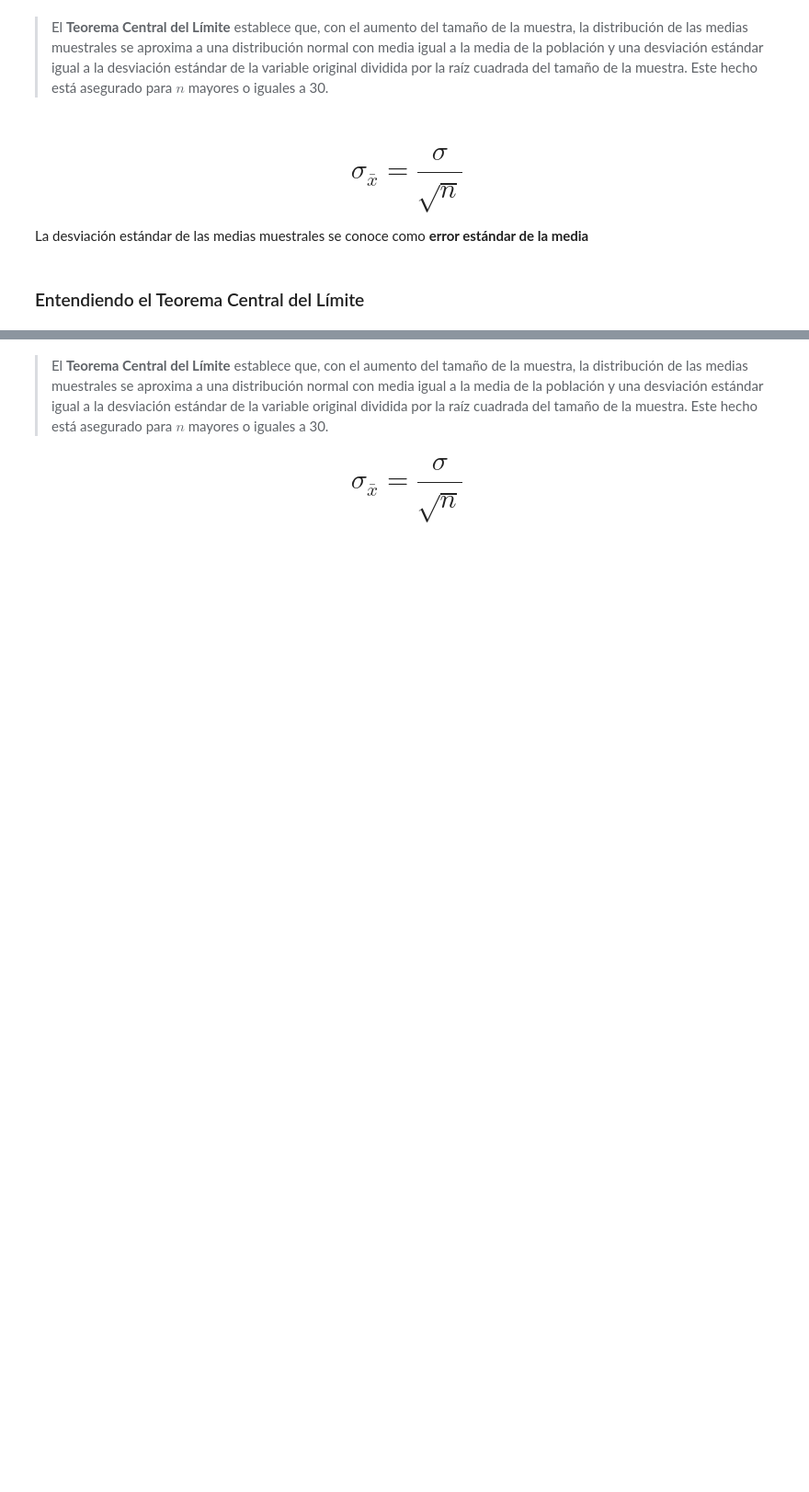
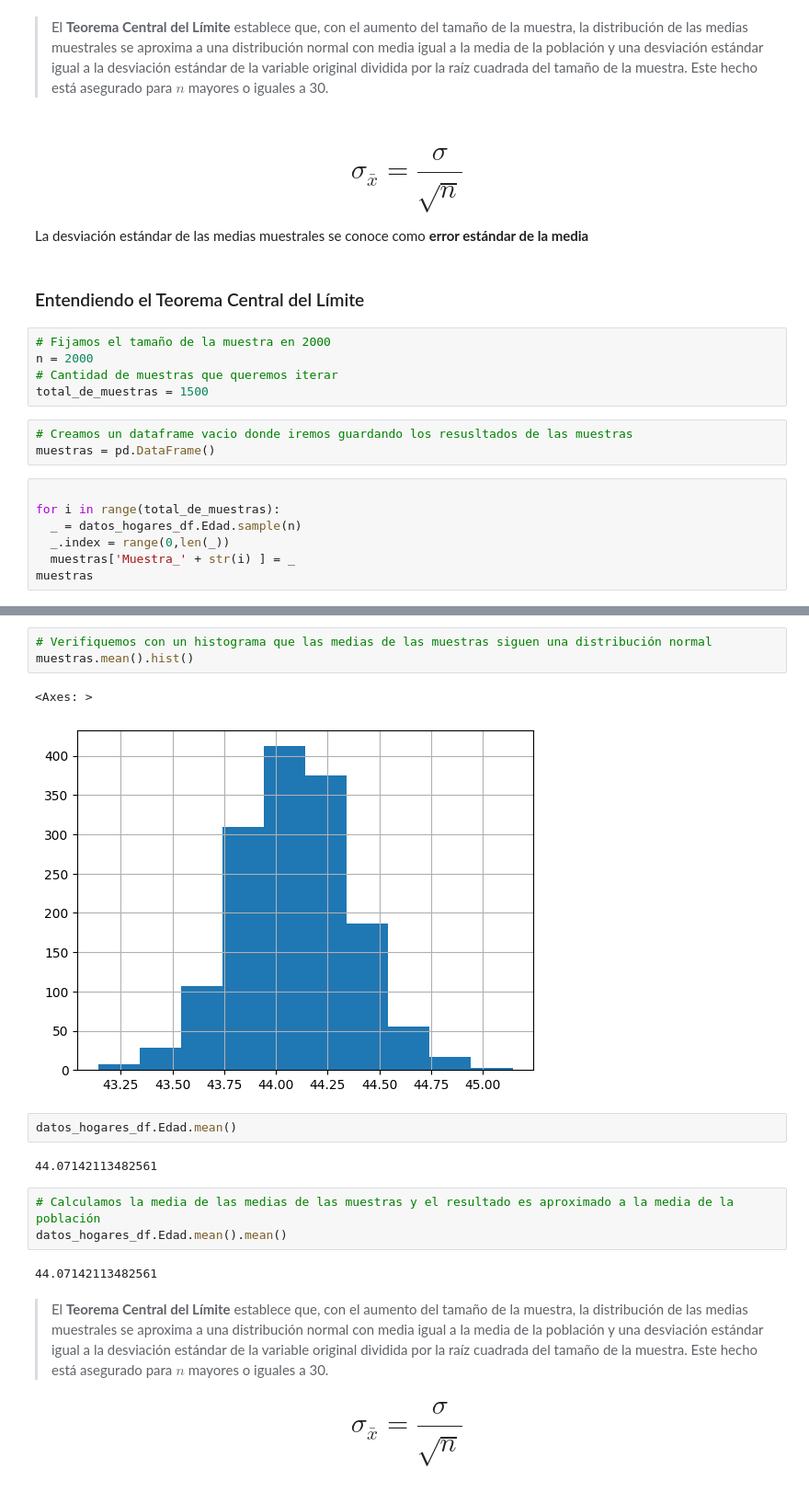
Before and after one commit to JuanPerezMolina/estadistica_con_python_probabilidad_muestreo, a Jupyter notebook: 231108-1_1probabilidad_muestreo.ipynb, the cells around one changed output, grey strips where cells are left out. Shown at 92% size. Drawn from its saved outputs; the diff is of its cells as text; blank space fills up the shorter version.

```diff
--- a/231108-1_1probabilidad_muestreo.ipynb
+++ b/231108-1_1probabilidad_muestreo.ipynb
@@ -1012,3 +1012,18 @@ Es la forma de hacer suposiciones generalizadas sobre los parámetros de una pob
 La desviación estándar de las medias muestrales se conoce como **error estándar de la media**
 # %% [markdown]
 ### Entendiendo el Teorema Central del Límite
+# %%
+# Fijamos el tamaño de la muestra en 2000
+n = 2000
+# Cantidad de muestras que queremos iterar
+total_de_muestras = 1500
+# %%
+# Creamos un dataframe vacio donde iremos guardando los resusltados de las muestras
+muestras = pd.DataFrame()
+# %%
+
+for i in range(total_de_muestras):
+  _ = datos_hogares_df.Edad.sample(n)
+  _.index = range(0,len(_))
+  muestras['Muestra_' + str(i) ] = _
+muestras
@@ -1015,3 +1060,18 @@ La desviación estándar de las medias muestrales se conoce como **error estánd
+# %%
+# Verifiquemos con un histograma que las medias de las muestras siguen una distribución normal
+muestras.mean().hist()
+# %% [output]
+<Axes: >
+[figure, added]
+# %%
+datos_hogares_df.Edad.mean()
+# %% [output]
+44.07142113482561
+# %%
+# Calculamos la media de las medias de las muestras y el resultado es aproximado a la media de la población
+datos_hogares_df.Edad.mean().mean()
+# %% [output]
+44.07142113482561
 # %% [markdown]
 > El **Teorema Central del Límite** establece que, con el aumento del tamaño de la muestra, la distribución de las medias muestrales se aproxima a una distribución normal con media igual a la media de la población y una desviación estándar igual a la desviación estándar de la variable original dividida por la raíz cuadrada del tamaño de la muestra. Este hecho está asegurado para $n$ mayores o iguales a 30.
 
```
Also changed, not shown: parts of 13 cells of this notebook.
